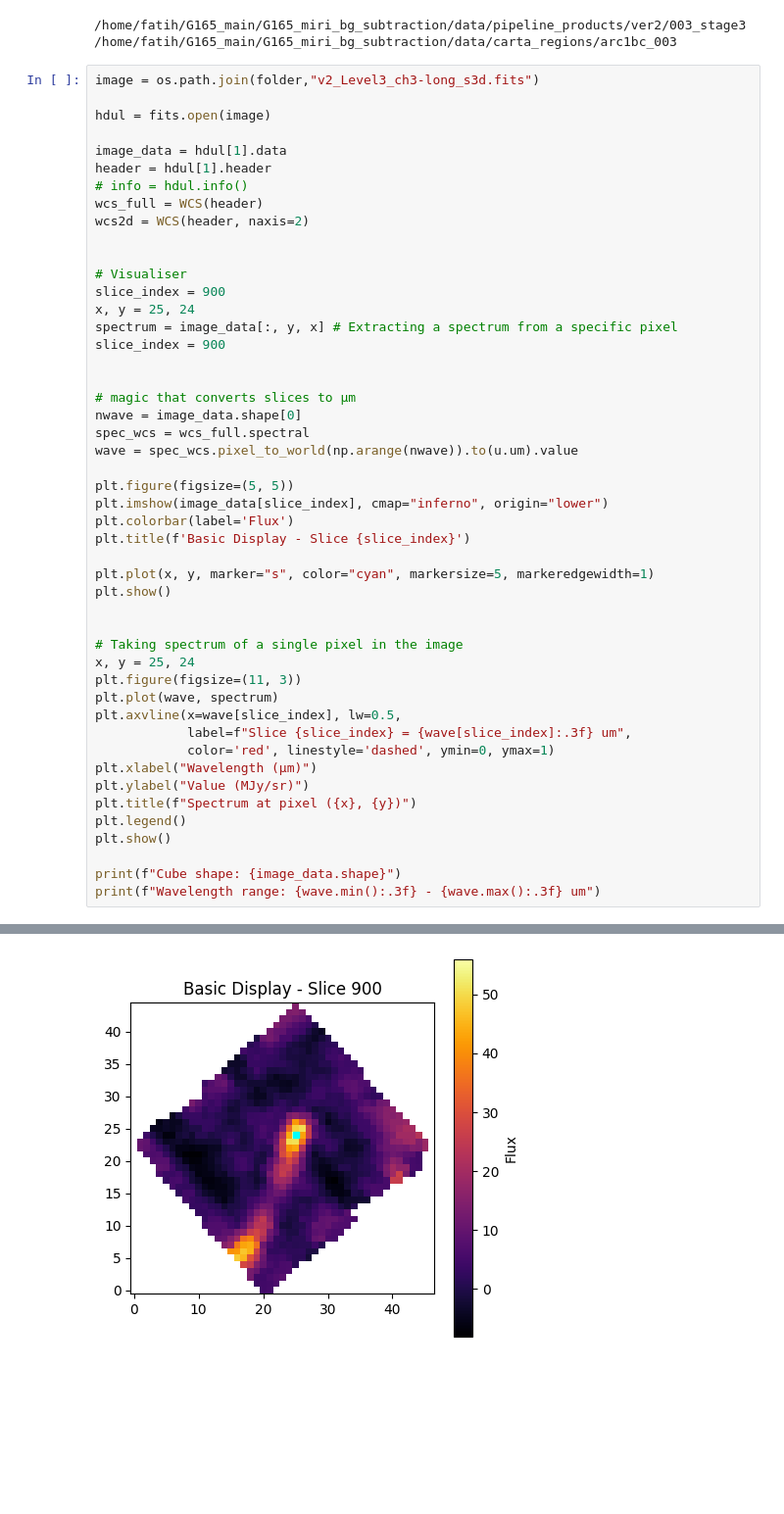
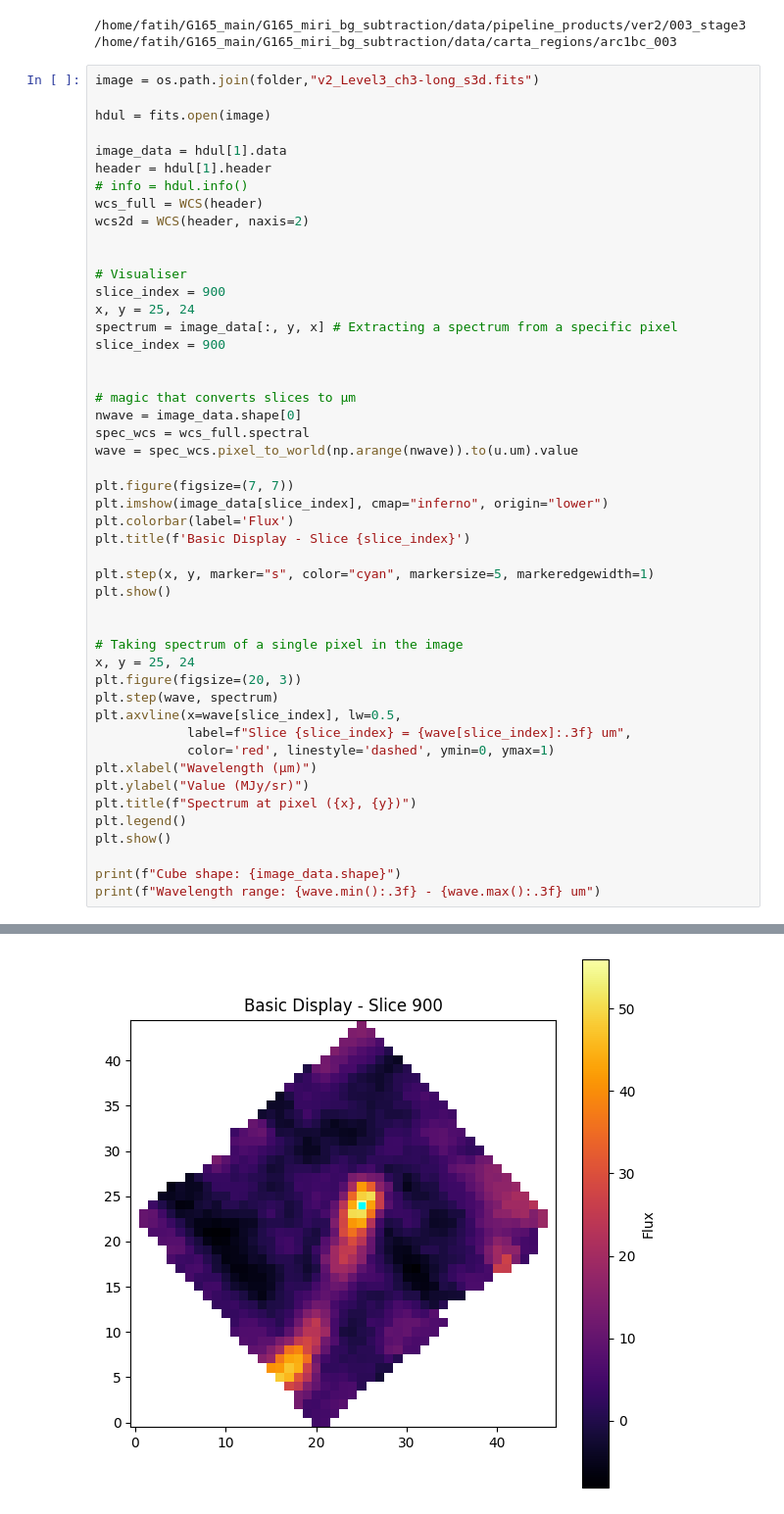
Before and after one commit to fa-yil/miri_bg_subtract, a Jupyter notebook: miri_notebook/spectroscopy.ipynb, the cells around one changed output, grey strips where cells are left out. Shown at 98% size. Drawn from its saved outputs; the diff is of its cells as text; blank space fills up the shorter version.

```diff
--- a/miri_notebook/spectroscopy.ipynb
+++ b/miri_notebook/spectroscopy.ipynb
@@ -72,35 +74,35 @@ nwave = image_data.shape[0]
 spec_wcs = wcs_full.spectral
 wave = spec_wcs.pixel_to_world(np.arange(nwave)).to(u.um).value
 
-plt.figure(figsize=(5, 5))
+plt.figure(figsize=(7, 7))
 plt.imshow(image_data[slice_index], cmap="inferno", origin="lower")
 plt.colorbar(label='Flux')
 plt.title(f'Basic Display - Slice {slice_index}')
 
-plt.plot(x, y, marker="s", color="cyan", markersize=5, markeredgewidth=1)
+plt.step(x, y, marker="s", color="cyan", markersize=5, markeredgewidth=1)
 plt.show()
 
 
 # Taking spectrum of a single pixel in the image
 x, y = 25, 24
-plt.figure(figsize=(11, 3))
-plt.plot(wave, spectrum)
+plt.figure(figsize=(20, 3))
+plt.step(wave, spectrum)
 plt.axvline(x=wave[slice_index], lw=0.5,
             label=f"Slice {slice_index} = {wave[slice_index]:.3f} um",
             color='red', linestyle='dashed', ymin=0, ymax=1)
 plt.xlabel("Wavelength (μm)")
 plt.ylabel("Value (MJy/sr)")
 plt.title(f"Spectrum at pixel ({x}, {y})")
 plt.legend()
 plt.show()
 
 print(f"Cube shape: {image_data.shape}")
 print(f"Wavelength range: {wave.min():.3f} - {wave.max():.3f} um")
 # %% [output]
 WARNING: FITSFixedWarning: 'datfix' made the change 'Set DATE-BEG to '2024-05-14T19:26:37.229' from MJD-BEG.
 Set DATE-AVG to '2024-05-14T20:33:42.768' from MJD-AVG.
 Set DATE-END to '2024-05-14T21:40:48.275' from MJD-END'. [astropy.wcs.wcs]
 WARNING: FITSFixedWarning: 'obsfix' made the change 'Set OBSGEO-L to   -99.435174 from OBSGEO-[XYZ].
 Set OBSGEO-B to   -26.985828 from OBSGEO-[XYZ].
 Set OBSGEO-H to 1626787592.699 from OBSGEO-[XYZ]'. [astropy.wcs.wcs]
-[figure, old version]
+[figure, new version]
```
Also changed, not shown: parts of 10 cells of this notebook, 3 other files.
